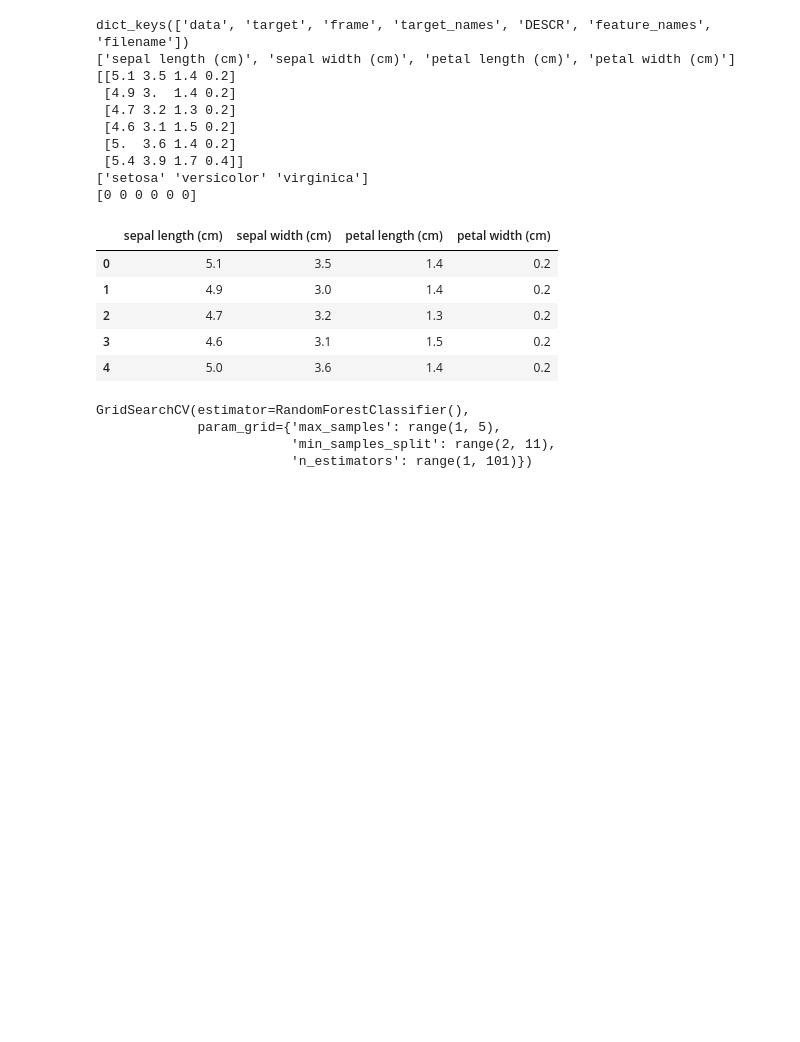
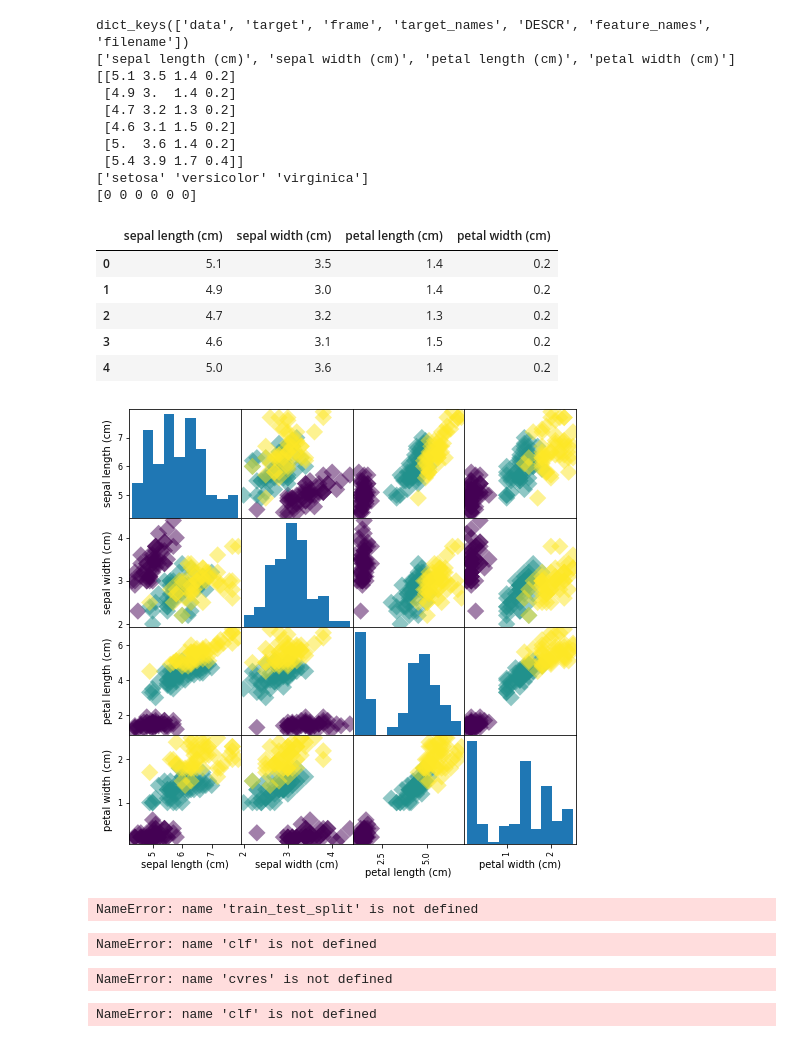
Before and after one commit to robetatis/supLearn, a Jupyter notebook: class2.ipynb, the cells around one changed output. Drawn from its saved outputs; the diff is of its cells as text; code cells hidden in the pictures; blank space fills up the shorter version.

```diff
--- a/class2.ipynb
+++ b/class2.ipynb
@@ -39,21 +39,68 @@ irisdf.head()
 | 2 | 4.7 | 3.2 | 1.3 | 0.2 |
 | 3 | 4.6 | 3.1 | 1.5 | 0.2 |
 | 4 | 5.0 | 3.6 | 1.4 | 0.2 |
+# %%
+# correlation matrix for visual exploration
+pd.plotting.scatter_matrix(irisdf, c=iris.target, figsize=[8, 8], s=150, marker='D')
+plt.show()
+# %% [output]
+[figure, added]
 # %%
-# run grid search cross validation for random forest classifier
+# run grid search cross validation for random forest classifier:
+
+# store full data in new structures
 X = irisdf.copy()
 y = iris.target.copy()
 
-#Xtrain, Xtest, ytrain, ytest = train_test_split(X, y, test_size = 0.3, random_state=1, stratify=y)
+# make stratified training and hold-out test sets
+Xtrain, Xtest, ytrain, ytest = train_test_split(X, y, test_size = 0.2, random_state=1, stratify=y)
 
-pars = {'n_estimators': range(1, 101), 'min_samples_split': range(2, 11), 'max_samples': range(1, 5)}
-rfor = RandomForestClassifier()
-clf = GridSearchCV(rfor, pars, scoring='accuracy', cv=5) # use stratified 5-fold cross-validation
-clf.fit(X, y)
-#clf.predict()
-#print(ypred)
+# parameter grid
+pars = {'n_estimators': range(20, 81), 'min_samples_split': range(2, 11), 'max_samples': range(1, 5)}
+
+# instantiate classifier and grid search object
+rfor = RandomForestClassifier(random_state=1)
+
+ # use stratified 5-fold cross-validation
+clf = GridSearchCV(
+    rfor,
+    pars,
+    scoring='accuracy',
+    cv=3,
+    return_train_score=True,
+    refit=True)
+
+# train model
+clf.fit(Xtrain, ytrain)
 # %% [output]
-GridSearchCV(estimator=RandomForestClassifier(),
-             param_grid={'max_samples': range(1, 5),
-                         'min_samples_split': range(2, 11),
-                         'n_estimators': range(1, 101)})
+NameError: name 'train_test_split' is not defined
+# %%
+# put cross-validation results in df and sort by test score
+cvres = pd.DataFrame(clf.cv_results_).sort_values('rank_test_score')
+cvres.head()
+# %% [output]
+NameError: name 'clf' is not defined
+# %%
+# visualize mean test score as a function of hyperparameters
+fig, (ax1, ax2, ax3) = plt.subplots(1, 3, sharey=True, figsize=(10, 3))
+ax1.scatter(cvres.param_max_samples, cvres['mean_test_score'])
+ax1.set_xlabel('max_samples')
+ax1.set_ylabel('accuracy')
+ax2.scatter(cvres.param_min_samples_split, cvres['mean_test_score'])
+ax2.set_xlabel('min_samples_split')
+ax3.scatter(cvres.param_n_estimators, cvres['mean_test_score'])
+ax3.set_xlabel('n_estimators')
+fig.show()
+# %% [output]
+NameError: name 'cvres' is not defined
+# %%
+# predict with best model found in cross-validation
+ypred = clf.predict(Xtest)
+
+# print accuracy on hold-out set
+print('Accuracy = %.3f' %(clf.score(Xtest, ytest)))
+print('Precision - setosa = %.3f' %(precision_score(ytest, ypred, pos_label='setosa')))
+
+#setosa versicolor virginica
+# %% [output]
+NameError: name 'clf' is not defined
```
Also changed, not shown: parts of 1 cell of this notebook, 1 other file.
